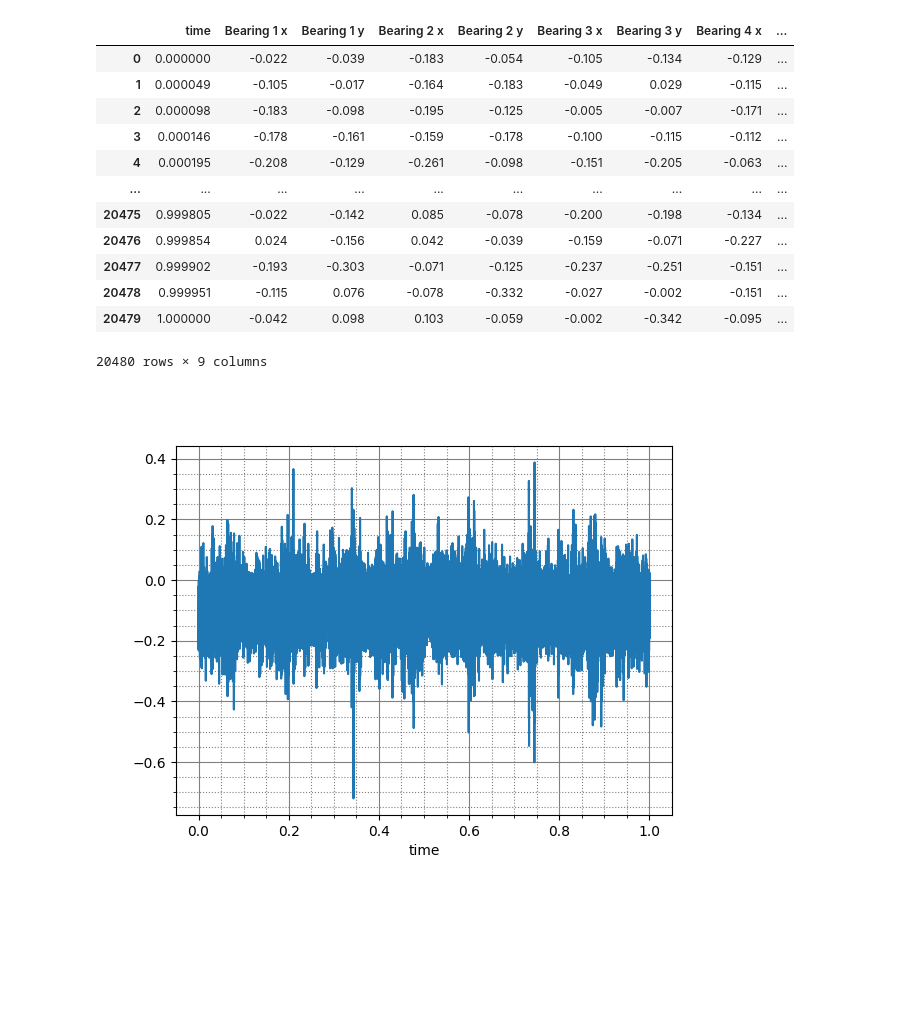
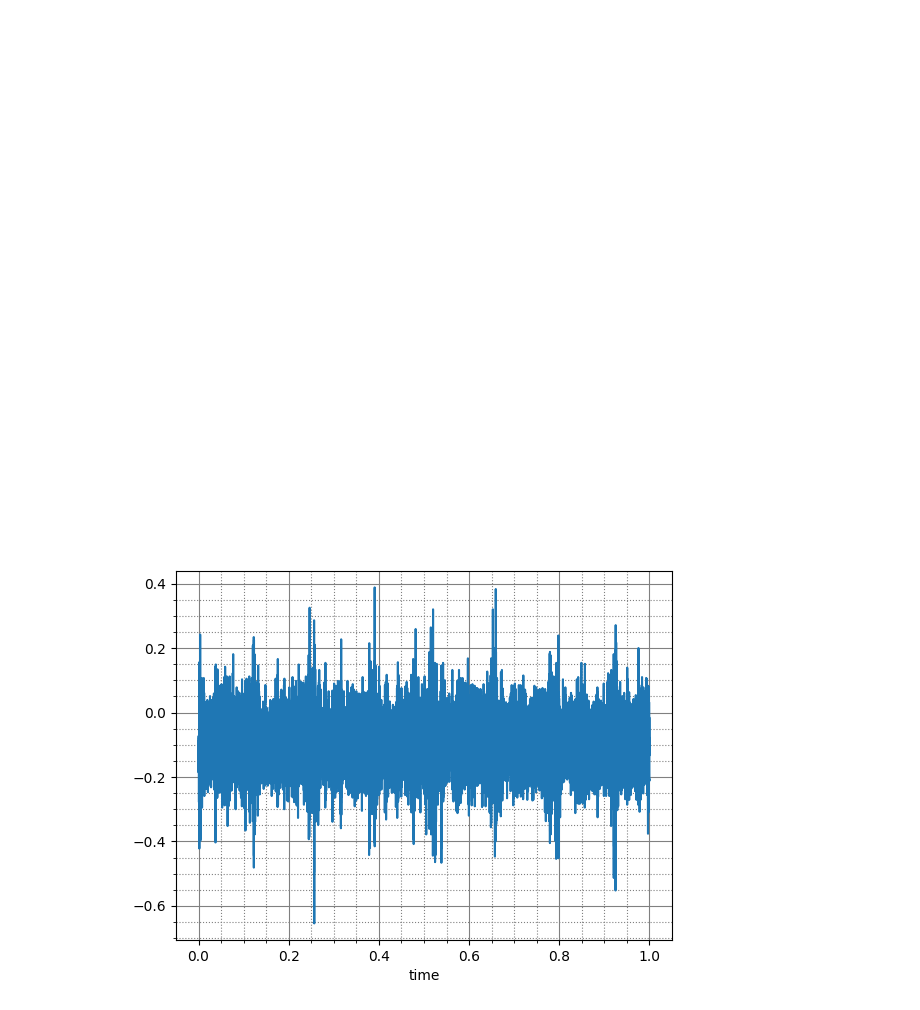
Before and after one commit to arielpriarone/Thesis, a Jupyter notebook: notebooks/001-test-ims-data.ipynb, the cells around one changed output. Cells and saved outputs as stored; diff of their text form; code cells hidden in the pictures; blank space fills up the shorter version.

Commit message:
added frequency analisys for une signal at the time

```diff
--- a/notebooks/001-test-ims-data.ipynb
+++ b/notebooks/001-test-ims-data.ipynb
@@ -10,28 +10,16 @@ _ = importlib.reload(src)   # this make changes in the src package immediately e
 
 # folder path
 dirPath = "../data/raw/1st_test_IMSBearing/"
-fileName = "2003.10.22.12.06.24"
+fileName = "2003.10.22.12.09.13"
 
 snap1=src.data.snapshot()
-snap1.readImsFile(path=dirPath+fileName)
+snap1.readImsFile(path=dirPath+fileName, variables="Bearing 1 x")
-# %% [output]
-|  | time | Bearing 1 x | Bearing 1 y | Bearing 2 x | Bearing 2 y | Bearing 3 x | Bearing 3 y | Bearing 4 x | ... |
-| 0 | 0.000000 | -0.022 | -0.039 | -0.183 | -0.054 | -0.105 | -0.134 | -0.129 | ... |
-| 1 | 0.000049 | -0.105 | -0.017 | -0.164 | -0.183 | -0.049 | 0.029 | -0.115 | ... |
-| 2 | 0.000098 | -0.183 | -0.098 | -0.195 | -0.125 | -0.005 | -0.007 | -0.171 | ... |
-| 3 | 0.000146 | -0.178 | -0.161 | -0.159 | -0.178 | -0.100 | -0.115 | -0.112 | ... |
-| 4 | 0.000195 | -0.208 | -0.129 | -0.261 | -0.098 | -0.151 | -0.205 | -0.063 | ... |
-| ... | ... | ... | ... | ... | ... | ... | ... | ... | ... |
-| 20475 | 0.999805 | -0.022 | -0.142 | 0.085 | -0.078 | -0.200 | -0.198 | -0.134 | ... |
-| 20476 | 0.999854 | 0.024 | -0.156 | 0.042 | -0.039 | -0.159 | -0.071 | -0.227 | ... |
-| 20477 | 0.999902 | -0.193 | -0.303 | -0.071 | -0.125 | -0.237 | -0.251 | -0.151 | ... |
-| 20478 | 0.999951 | -0.115 | 0.076 | -0.078 | -0.332 | -0.027 | -0.002 | -0.151 | ... |
-| 20479 | 1.000000 | -0.042 | 0.098 | 0.103 | -0.059 | -0.002 | -0.342 | -0.095 | ... |
-20480 rows × 9 columns
 # %%
+plt.figure(clear=True)
 ax=snap1.rawData.plot(x='time',y='Bearing 1 x',legend=False)
 ax.grid(which='major',axis='both',color='grey', linestyle='-')
 ax.grid(which='minor',axis='both',color='grey', linestyle=':')
 ax.minorticks_on()
 # %% [output]
-[figure, old version]
+[figure, new version]
+[figure, added]
```
Also changed, not shown: parts of 1 cell of this notebook, 2 other files.
